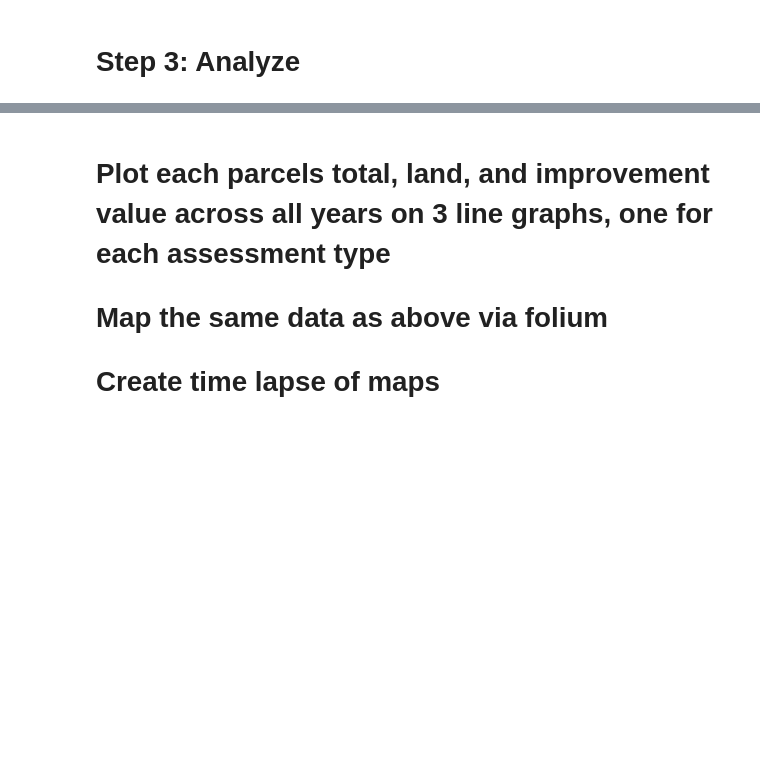
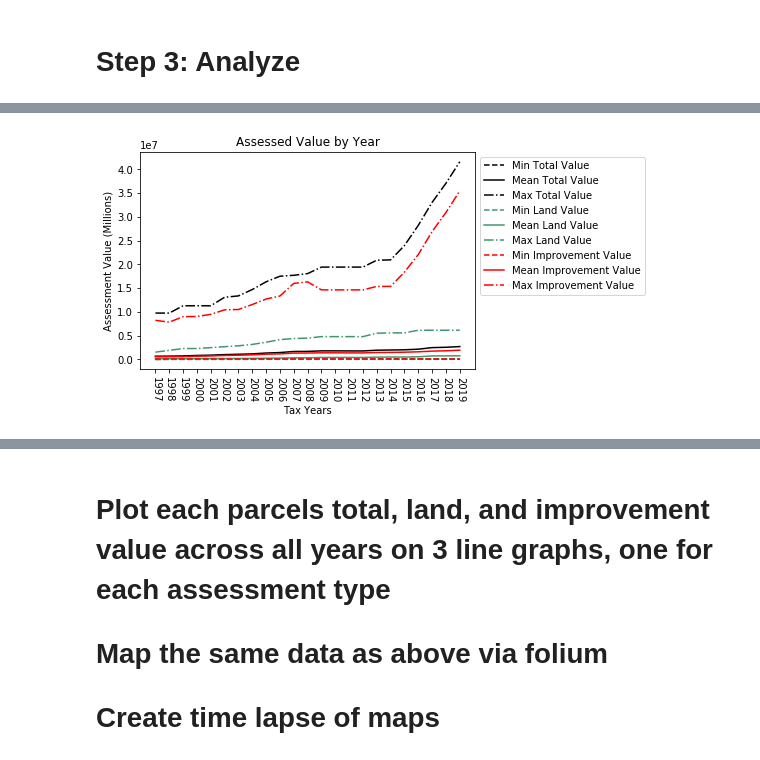
Before and after one commit to strmwtr/downtown_assessments, a Jupyter notebook: Downtown Assessments.ipynb, the cells around one changed output, grey strips where cells are left out. Drawn from its saved outputs; the diff is of its cells as text; code cells hidden in the pictures; blank space fills up the shorter version.

Commit message:
Assessed Value Plot Complete

```diff
--- a/Downtown Assessments.ipynb
+++ b/Downtown Assessments.ipynb
@@ -145,9 +147,9 @@ for x in years:
     assessment_chart_list.append(
         [year_col, land_col_mean, imp_col_mean, total_col_mean, land_col_min, imp_col_min,
          total_col_min, land_col_max, imp_col_max, total_col_max])
-assessment_chart_cols = ['TaxYear', 'Mean Land Value', 'Mean Improvement Value', 'Mean Total Value',
-    'Min Land Value', 'Min Improvement Value', 'Min Total Value'
-                         'Max Land Value', 'Max Improvement Value', 'Max Total Value']
+assessment_chart_cols = ['Tax Year', 'Mean Land Value', 'Mean Improvement Value', 'Mean Total Value',
+    'Min Land Value', 'Min Improvement Value', 'Min Total Value', 'Max Land Value', 'Max Improvement Value',
+    'Max Total Value']
 assessment_chart_df = pd.DataFrame(assessment_chart_list, columns = assessment_chart_cols)
 assessment_chart_df
 #mean_total_vals = [d['TotalValue'][d['TaxYear'] == x].mean() for x in years]
@@ -159,3 +177,29 @@ AssertionError: 9 columns passed, passed data had 10 columns
+# %%
+from matplotlib import pyplot as plt
+
+plt.plot(assessment_chart_df['Tax Year'], assessment_chart_df['Min Total Value'], linestyle = '--', color = '#000000', label='Min Total Value')
+plt.plot(assessment_chart_df['Tax Year'], assessment_chart_df['Mean Total Value'], linestyle = '-', color = '#000000', label='Mean Total Value')
+plt.plot(assessment_chart_df['Tax Year'], assessment_chart_df['Max Total Value'], linestyle = '-.', color = '#000000', label='Max Total Value')
+
+plt.plot(assessment_chart_df['Tax Year'], assessment_chart_df['Min Land Value'], linestyle = '--', color = '#41966d',  label='Min Land Value')
+plt.plot(assessment_chart_df['Tax Year'], assessment_chart_df['Mean Land Value'], linestyle = '-', color = '#41966d', label='Mean Land Value')
+plt.plot(assessment_chart_df['Tax Year'], assessment_chart_df['Max Land Value'],  linestyle = '-.', color = '#41966d', label='Max Land Value')
+
+plt.plot(assessment_chart_df['Tax Year'], assessment_chart_df['Min Improvement Value'], linestyle = '--', color = '#ff0000', label='Min Improvement Value')
+plt.plot(assessment_chart_df['Tax Year'], assessment_chart_df['Mean Improvement Value'], linestyle = '-', color = '#ff0000', label='Mean Improvement Value')
+plt.plot(assessment_chart_df['Tax Year'], assessment_chart_df['Max Improvement Value'], linestyle = '-.', color = '#ff0000', label='Max Improvement Value')
+
+plt.title('Assessed Value by Year')
+plt.xlabel('Tax Years')
+plt.ylabel('Assessment Value (Millions)')
+
+plt.xticks(range(assessment_chart_df['Tax Year'].min(), assessment_chart_df['Tax Year'].max()+1), rotation=270)
+plt.yticks(range(0, int(assessment_chart_df['Max Total Value'].max()), 5000000))
+
+plt.legend(bbox_to_anchor=(1,1))
+plt.savefig('plot.png', dpi=300, edgecolor = 'w', orientation='landscape')
+# %% [output]
+[figure, added]
 # %%
 #Plot single parcel by tax year vs total value
 x = d['ParcelNumber'].str.contains('2800371C0')
```
Also changed, not shown: parts of 3 cells of this notebook, 1 other file.
